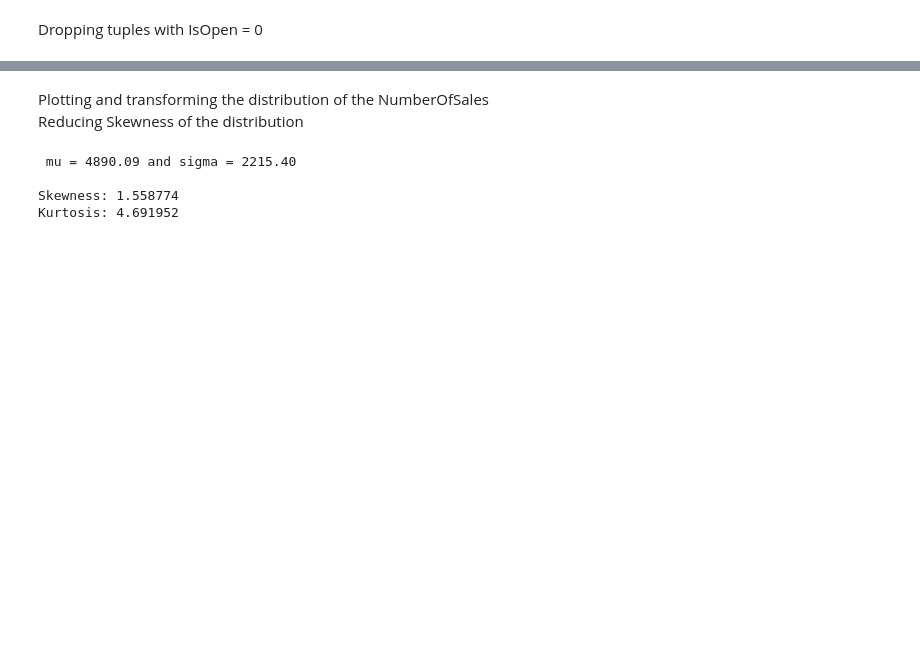
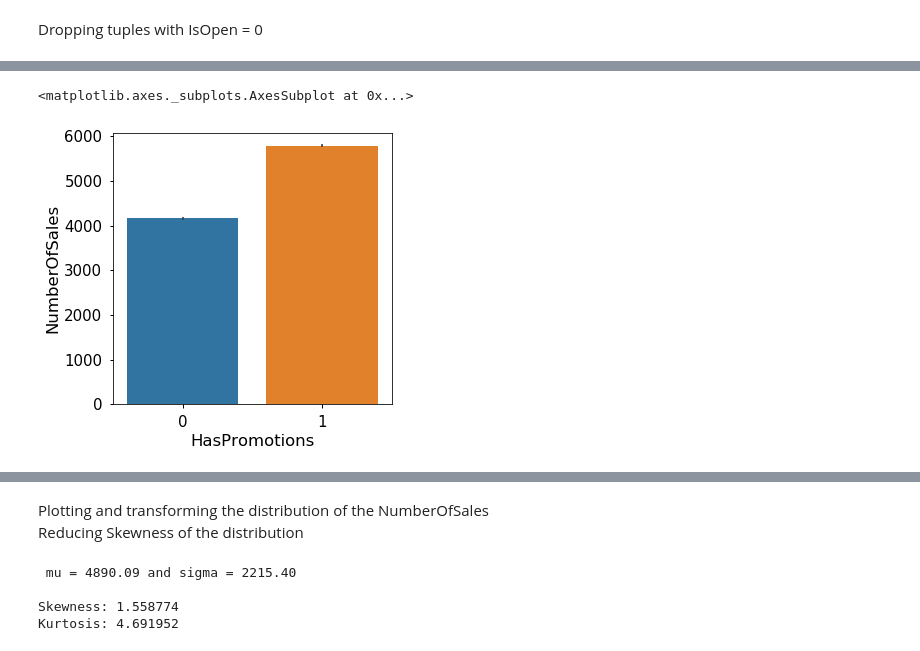
Before and after one commit to PietroMenchetti/DataMiningProject, a Jupyter notebook: Merge.ipynb, the cells around one changed output, grey strips where cells are left out. Cells and saved outputs as stored; diff of their text form; code cells hidden in the pictures; blank space fills up the shorter version.

```diff
--- a/Merge.ipynb
+++ b/Merge.ipynb
@@ -71,0 +86,9 @@ test = test.drop(columns=['IsOpen'])
+# %%
+promo = train['HasPromotions']
+# %%
+sns.set_context("notebook", font_scale=1.5, rc={"lines.linewidth": 1})
+plt.figure(figsize=(5,5))   #this is the way to set the size of the following figure, i need to add it at each new figure
+sns.barplot(x=promo, y="NumberOfSales", data=train)
+# %% [output]
+<matplotlib.axes._subplots.AxesSubplot at 0x...>
+[figure, added]
```
Also changed, not shown: parts of 48 cells of this notebook, 2 other files.
